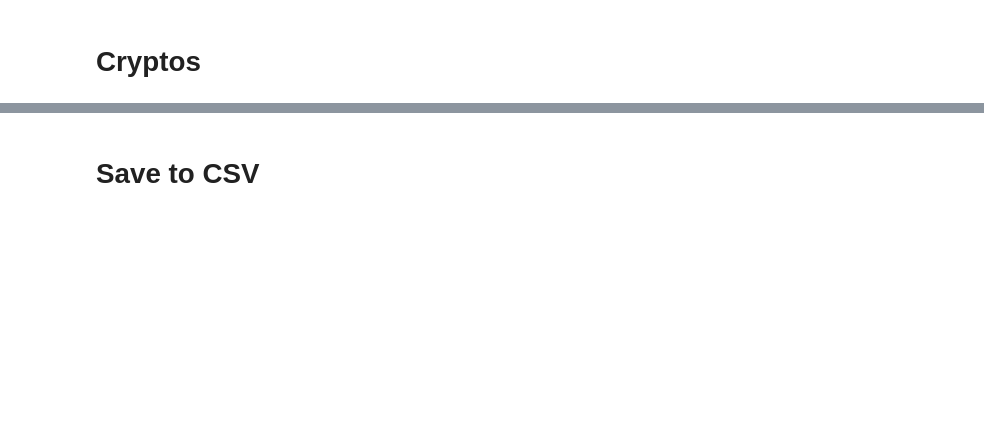
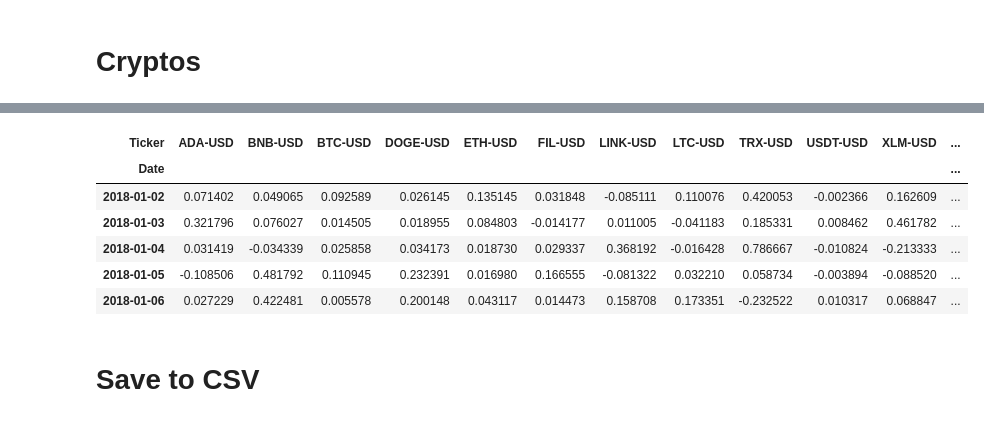
Before and after one commit to lqwic/deep_var, a Jupyter notebook: deepvar_datasets.ipynb, the cells around one changed output, grey strips where cells are left out. Cells and saved outputs as stored; diff of their text form; code cells hidden in the pictures; blank space fills up the shorter version.

```diff
--- a/deepvar_datasets.ipynb
+++ b/deepvar_datasets.ipynb
@@ -195,3 +131,14 @@ WARNING:matplotlib.legend:No artists with labels found to put in legend.  Note t
+# %%
+cryptos_log_returns = get_cleaned_log_returns(cryptos, 2018, 2024)
+cryptos_log_returns.head()
+# %% [output]
+| Ticker | ADA-USD | BNB-USD | BTC-USD | DOGE-USD | ETH-USD | FIL-USD | LINK-USD | LTC-USD | TRX-USD | USDT-USD | XLM-USD | ... |
+| Date |  |  |  |  |  |  |  |  |  |  |  | ... |
+| 2018-01-02 | 0.071402 | 0.049065 | 0.092589 | 0.026145 | 0.135145 | 0.031848 | -0.085111 | 0.110076 | 0.420053 | -0.002366 | 0.162609 | ... |
+| 2018-01-03 | 0.321796 | 0.076027 | 0.014505 | 0.018955 | 0.084803 | -0.014177 | 0.011005 | -0.041183 | 0.185331 | 0.008462 | 0.461782 | ... |
+| 2018-01-04 | 0.031419 | -0.034339 | 0.025858 | 0.034173 | 0.018730 | 0.029337 | 0.368192 | -0.016428 | 0.786667 | -0.010824 | -0.213333 | ... |
+| 2018-01-05 | -0.108506 | 0.481792 | 0.110945 | 0.232391 | 0.016980 | 0.166555 | -0.081322 | 0.032210 | 0.058734 | -0.003894 | -0.088520 | ... |
+| 2018-01-06 | 0.027229 | 0.422481 | 0.005578 | 0.200148 | 0.043117 | 0.014473 | 0.158708 | 0.173351 | -0.232522 | 0.010317 | 0.068847 | ... |
 # %% [markdown]
 # Save to CSV
 # %%
```
Also changed, not shown: parts of 29 cells of this notebook, 3 other files.
